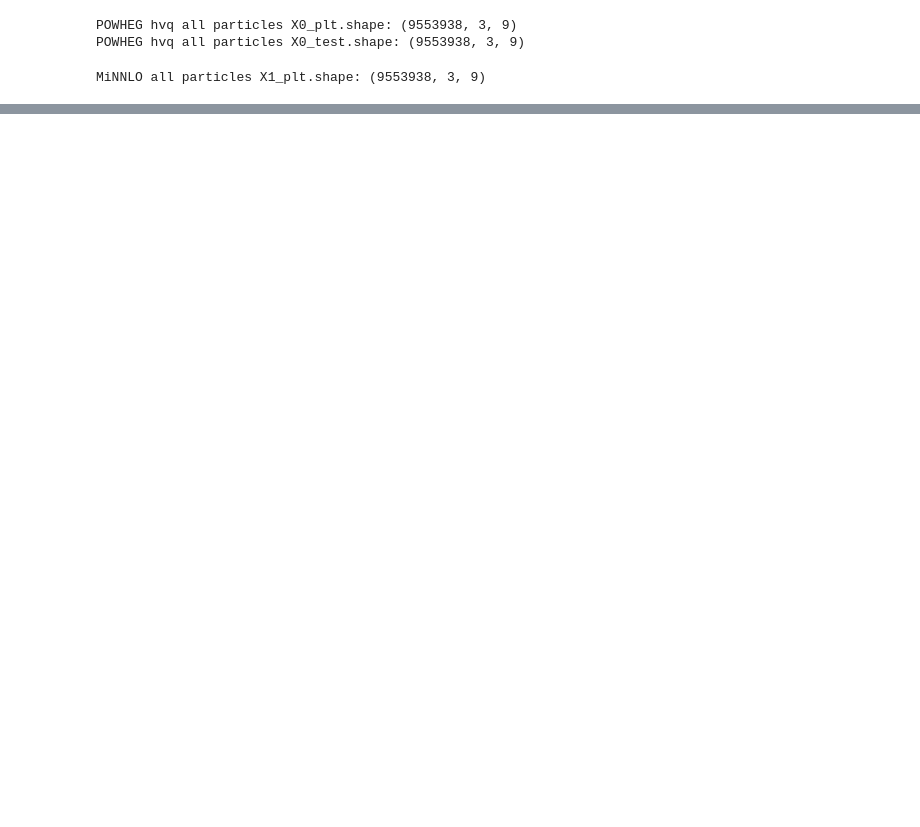
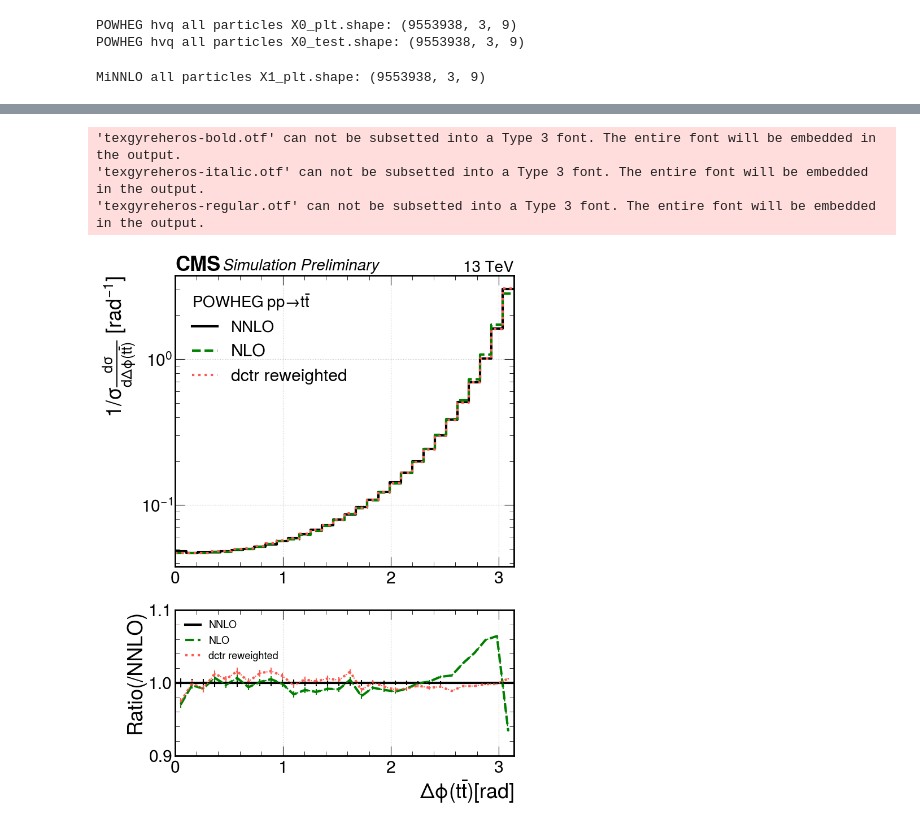
Before and after one commit to finnpuschmann/DCTR_FP, a Jupyter notebook: DCTR_notebook_reweighting_plotting.ipynb, the cells around one changed output, grey strips where cells are left out. Drawn from its saved outputs; the diff is of its cells as text; code cells hidden in the pictures; blank space fills up the shorter version.

```diff
--- a/DCTR_notebook_reweighting_plotting.ipynb
+++ b/DCTR_notebook_reweighting_plotting.ipynb
@@ -162,0 +164,16 @@ DCTR.plot_ratio_cms(args_delta_phi, start = 0, stop = math.pi, div=31, part_labe
+# %%
+# delta phi
+X0_delta_phi = DCTR.delta_phi(X0_plt)
+X1_delta_phi = DCTR.delta_phi(X1_plt)
+
+args_delta_phi = [(X1_delta_phi, X1_plt_wgt, 'NNLO'),
+                  (X0_delta_phi, X0_plt_wgt, 'NLO'),
+                  (X0_delta_phi, rwgt[0], 'dctr reweighted')]
+
+
+DCTR.plot_ratio_cms(args_delta_phi, start = 0, stop = math.pi, div=31, part_label=r't \bar{t}', arg_label=r'\Delta \phi', unit='[rad]', inv_unit='[rad$^{-1}$]', y_scale='log')
+# %% [output]
+'texgyreheros-bold.otf' can not be subsetted into a Type 3 font. The entire font will be embedded in the output.
+'texgyreheros-italic.otf' can not be subsetted into a Type 3 font. The entire font will be embedded in the output.
+'texgyreheros-regular.otf' can not be subsetted into a Type 3 font. The entire font will be embedded in the output.
+[figure, added]
```
Also changed, not shown: parts of 8 cells of this notebook.
